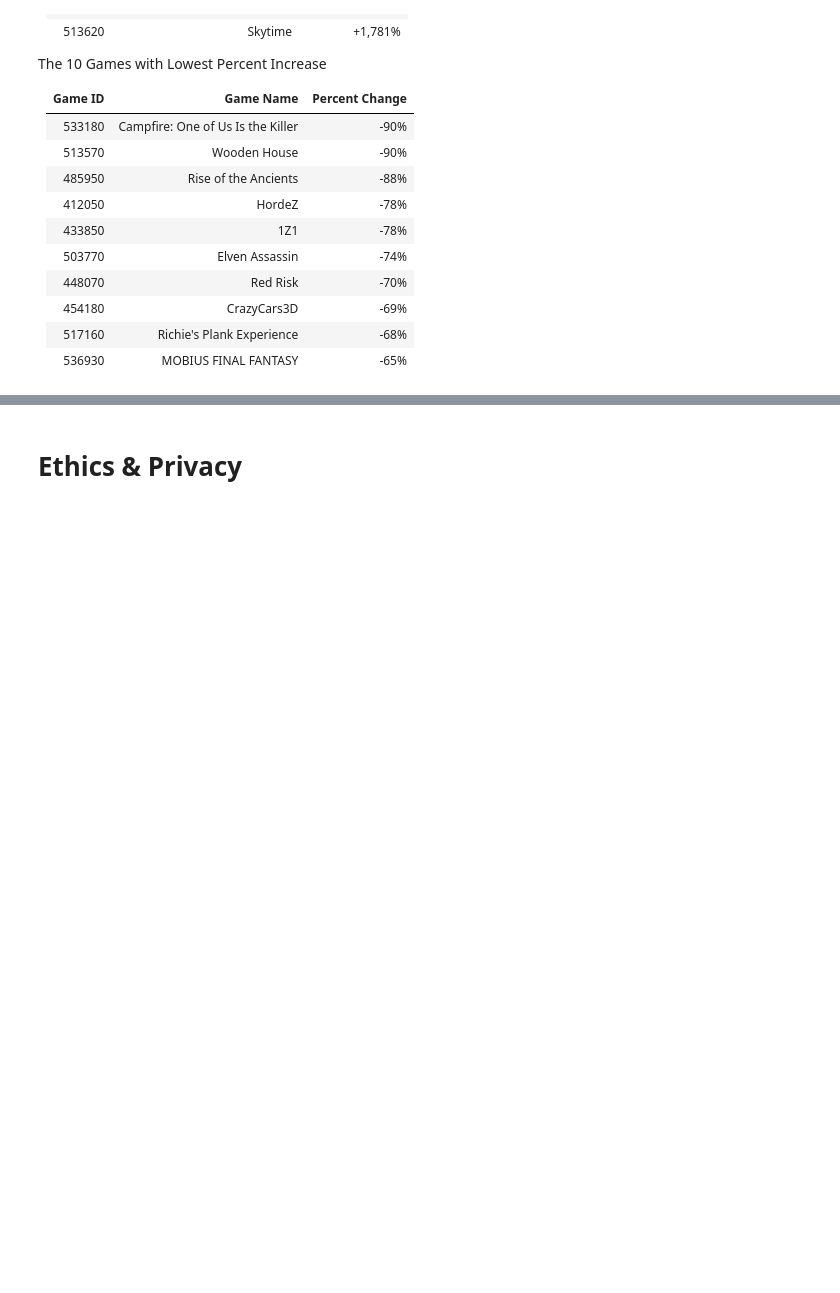
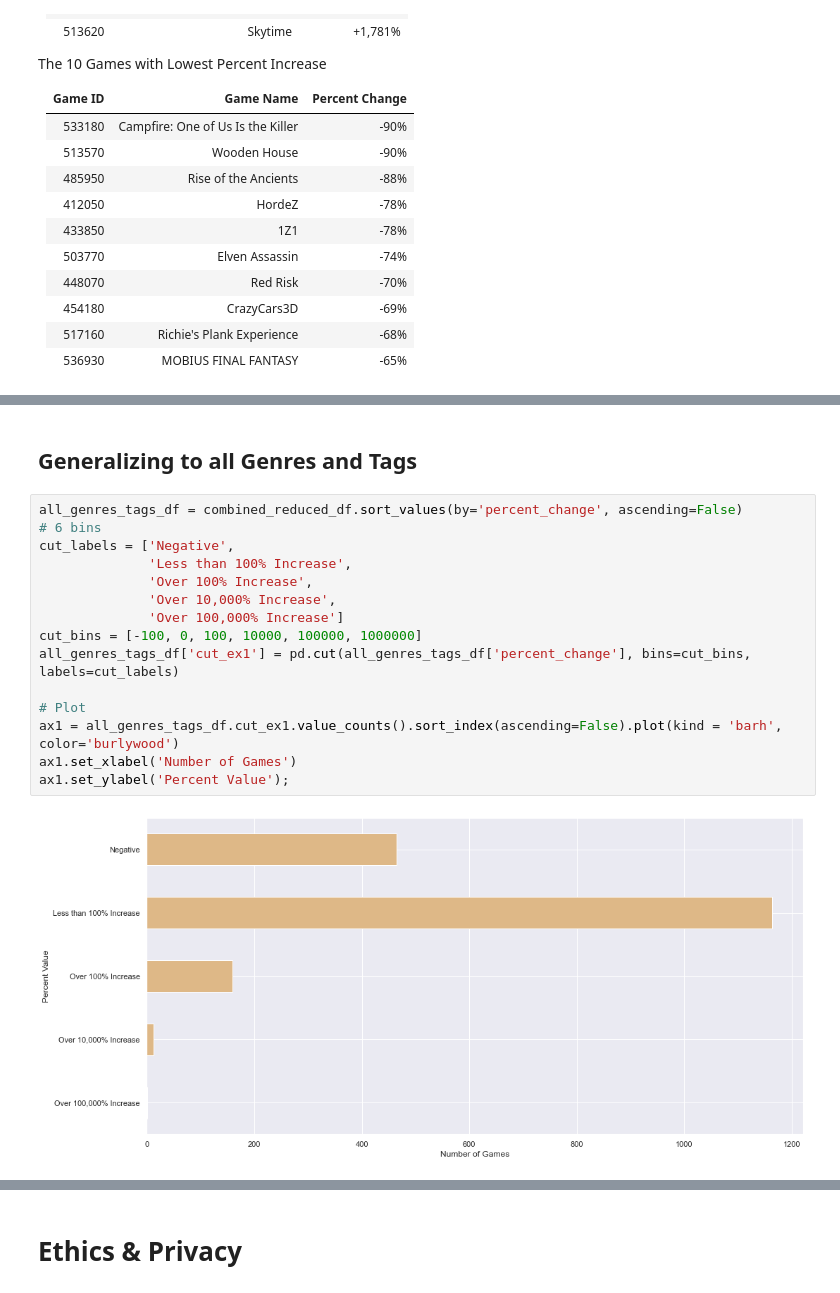
Before and after one commit to tnn050/Social-Gaming-During-COVID-19, a Jupyter notebook: FinalProject_group044.ipynb, the cells around one changed output, grey strips where cells are left out. Drawn from its saved outputs; the diff is of its cells as text; blank space fills up the shorter version.

```diff
--- a/FinalProject_group044.ipynb
+++ b/FinalProject_group044.ipynb
@@ -812,0 +903,19 @@ Now that we having the percent change for each game from before and after the pa
+# %% [markdown]
+## Generalizing to all Genres and Tags
+# %%
+all_genres_tags_df = combined_reduced_df.sort_values(by='percent_change', ascending=False)
+# 6 bins
+cut_labels = ['Negative',
+              'Less than 100% Increase',
+              'Over 100% Increase',
+              'Over 10,000% Increase',
+              'Over 100,000% Increase']
+cut_bins = [-100, 0, 100, 10000, 100000, 1000000]
+all_genres_tags_df['cut_ex1'] = pd.cut(all_genres_tags_df['percent_change'], bins=cut_bins, labels=cut_labels)
+
+# Plot
+ax1 = all_genres_tags_df.cut_ex1.value_counts().sort_index(ascending=False).plot(kind = 'barh', color='burlywood')
+ax1.set_xlabel('Number of Games')
+ax1.set_ylabel('Percent Value');
+# %% [output]
+[figure, added]
```
Also changed, not shown: parts of 9 cells of this notebook.
